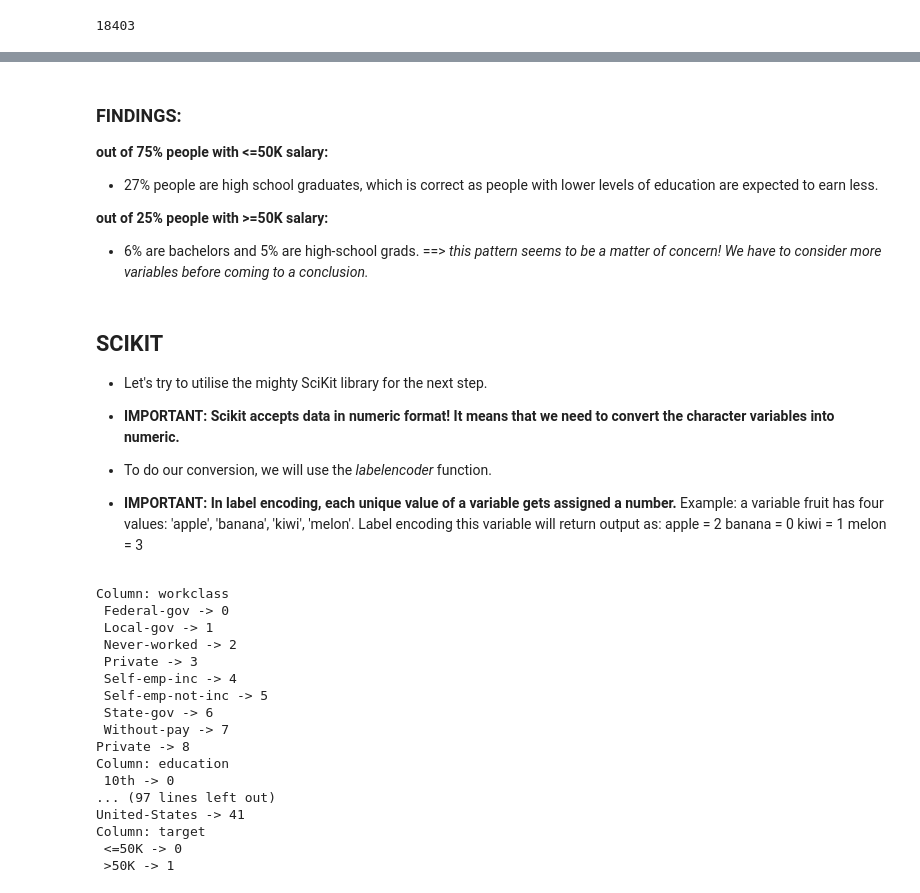
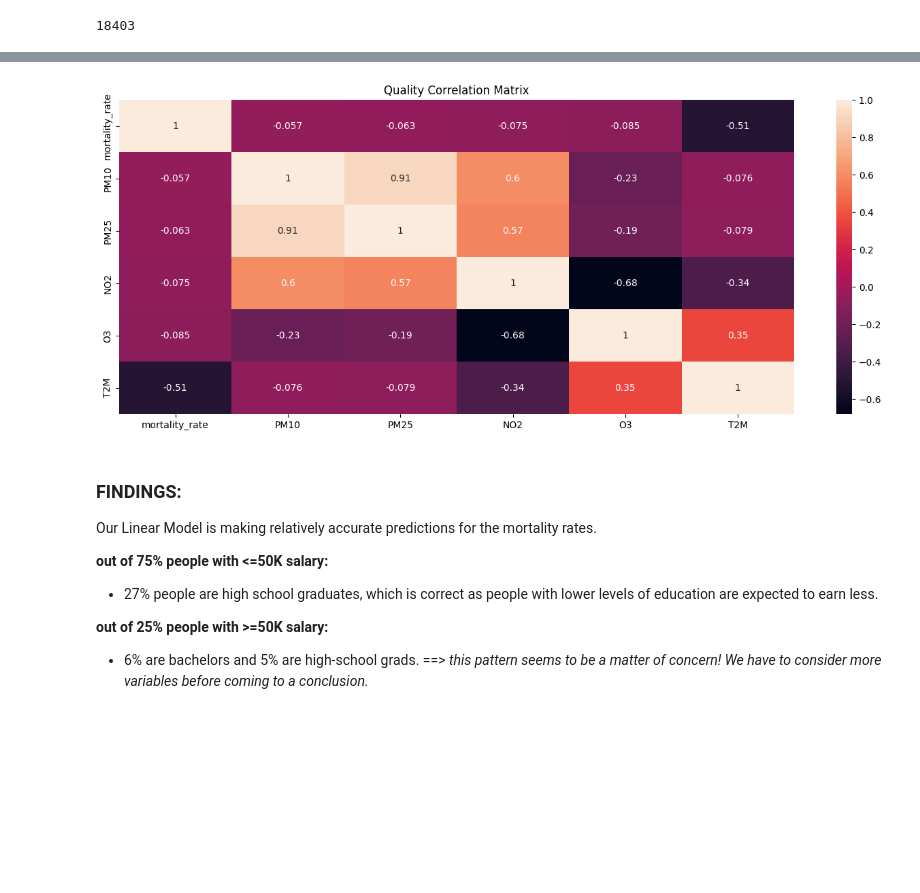
Before and after one commit to Frannerz/air_pollution_analysis, a Jupyter notebook: notebooks/machine_learning_air_pollution.ipynb, the cells around one changed output, grey strips where cells are left out. Saved outputs shown, nothing was run; the diff lists cells and outputs as text; code cells hidden in the pictures; blank space fills up the shorter version.

```diff
--- a/notebooks/machine_learning_air_pollution.ipynb
+++ b/notebooks/machine_learning_air_pollution.ipynb
@@ -279,7 +434,22 @@ pd.crosstab(train.education, train.target,margins=True)/train.shape[0]
+# %%
+#Quality correlation matrix
+
+k = 12  # number of variables for heatmap
+cols = correlation_matrix.nlargest(k, 'mortality_rate')['mortality_rate'].index
+cm = train_pp[cols].corr()
+
+plt.figure(figsize=(16, 6))
+sns.heatmap(cm, annot=True)
+plt.title('Quality Correlation Matrix')
+plt.show()
+# %% [output]
+[figure, added]
 # %% [markdown]
 
 
 ### FINDINGS:
+
+Our Linear Model is making relatively accurate predictions for the mortality rates.
 
 __out of 75% people with <=50K salary:__
 
@@ -288,14 +458,3 @@ __out of 75% people with <=50K salary:__
 __out of 25% people with >=50K salary:__
 
 - 6% are bachelors and 5% are high-school grads. ==> _this pattern seems to be a matter of concern! We have to consider more variables before coming to a conclusion._
-# %% [markdown]
-## SCIKIT
-
-- Let's try to utilise the mighty SciKit library for the next step.
-
-- __IMPORTANT: Scikit accepts data in numeric format! It means that we need to convert the character variables into numeric.__
-
-
-- To do our conversion, we will use the _labelencoder_ function.
-
-- __IMPORTANT: In label encoding, each unique value of a variable gets assigned a number.__ Example: a variable fruit has four values: 'apple', 'banana', 'kiwi', 'melon'. Label encoding this variable will return output as: apple = 2 banana = 0 kiwi = 1 melon = 3
@@ -314,25 +460,0 @@ for x in train.columns:
-# %%
-# mapping the values to variables from the above
-
-for col, le in label_encoders.items():
-    print(f"Column: {col}")
-    for idx, class_ in enumerate(le.classes_):
-        print(f"{class_} -> {idx}")
-# %% [output]
-Column: workclass
- Federal-gov -> 0
- Local-gov -> 1
- Never-worked -> 2
- Private -> 3
- Self-emp-inc -> 4
- Self-emp-not-inc -> 5
- State-gov -> 6
- Without-pay -> 7
-Private -> 8
-Column: education
- 10th -> 0
-... (97 lines left out)
-United-States -> 41
-Column: target
- <=50K -> 0
- >50K -> 1
```
Also changed, not shown: parts of 25 cells of this notebook, 2 other files.
